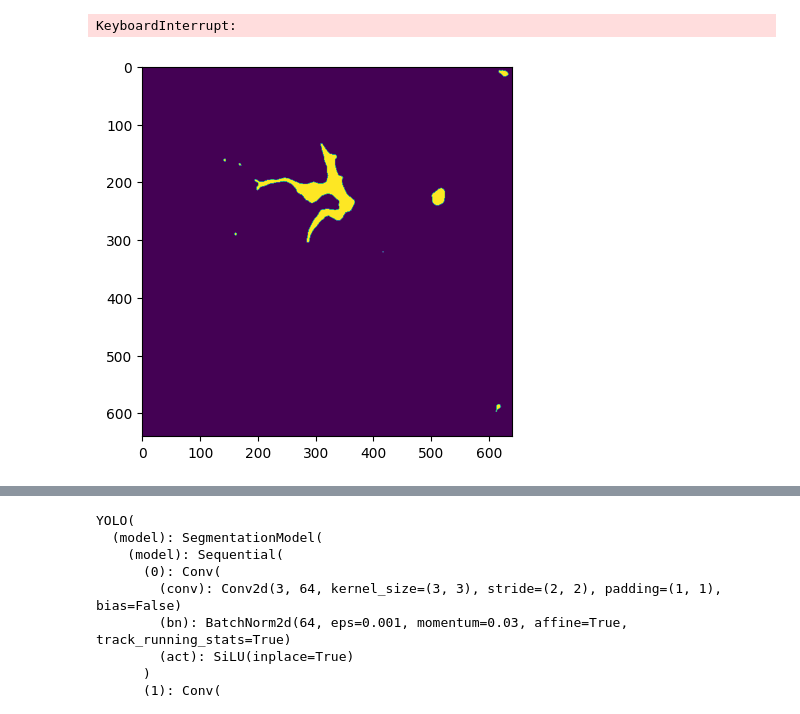
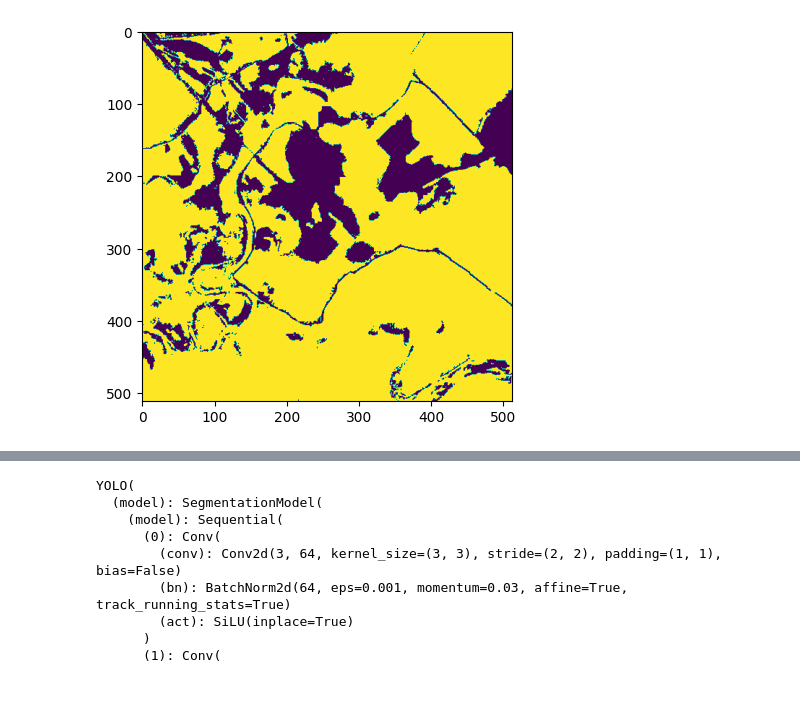
Before and after one commit to andrmiw9/xakaton2024, a Jupyter notebook: yolo_pipeline/yolo_train_and_data.ipynb, the cells around one changed output, grey strips where cells are left out. Drawn from its saved outputs; the diff is of its cells as text; code cells hidden in the pictures.

Commit message:
fix yolo-pipeline

```diff
--- a/yolo_pipeline/yolo_train_and_data.ipynb
+++ b/yolo_pipeline/yolo_train_and_data.ipynb
@@ -92,17 +68,22 @@ def is_clockwise(lring):
+# %%
+root_dir  = Path('/home/user1/xakaton2024/')
+# %%
+exp_dir = root_dir /'data/yolo_channels_NIR'
 # %%
 %matplotlib inline
-files =  find_files('D:/hack2024/pfo/dataset_off/data/masks/', "tif")
-output_path = 'D:/hack2024/pfo/dataset_off/data_yolo_full/labels/'
+
+# MASKS TO YOLO
+
+files =  find_files( root_dir / 'data/cut_data/masks', "tif")
+output_path = exp_dir / 'labels/'
 os.makedirs(output_path, exist_ok=True)
 
-for file in files[1:]:
-    #print(file)
+for file in files:
     objects_info = mask_to_yolo_segmentation(file, output_path)
-    #print(objects_info)
+
     write_yolo_segm(Path(output_path) / Path(str(file.stem)+'.txt'), objects_info)
 # %% [output]
-KeyboardInterrupt:
-[figure, old version]
+[figure, new version]
 # %%
 def normalize(band):
     band_min, band_max = (band.min(), band.max())
```
Also changed, not shown: parts of 18 cells of this notebook, 3 other files.
